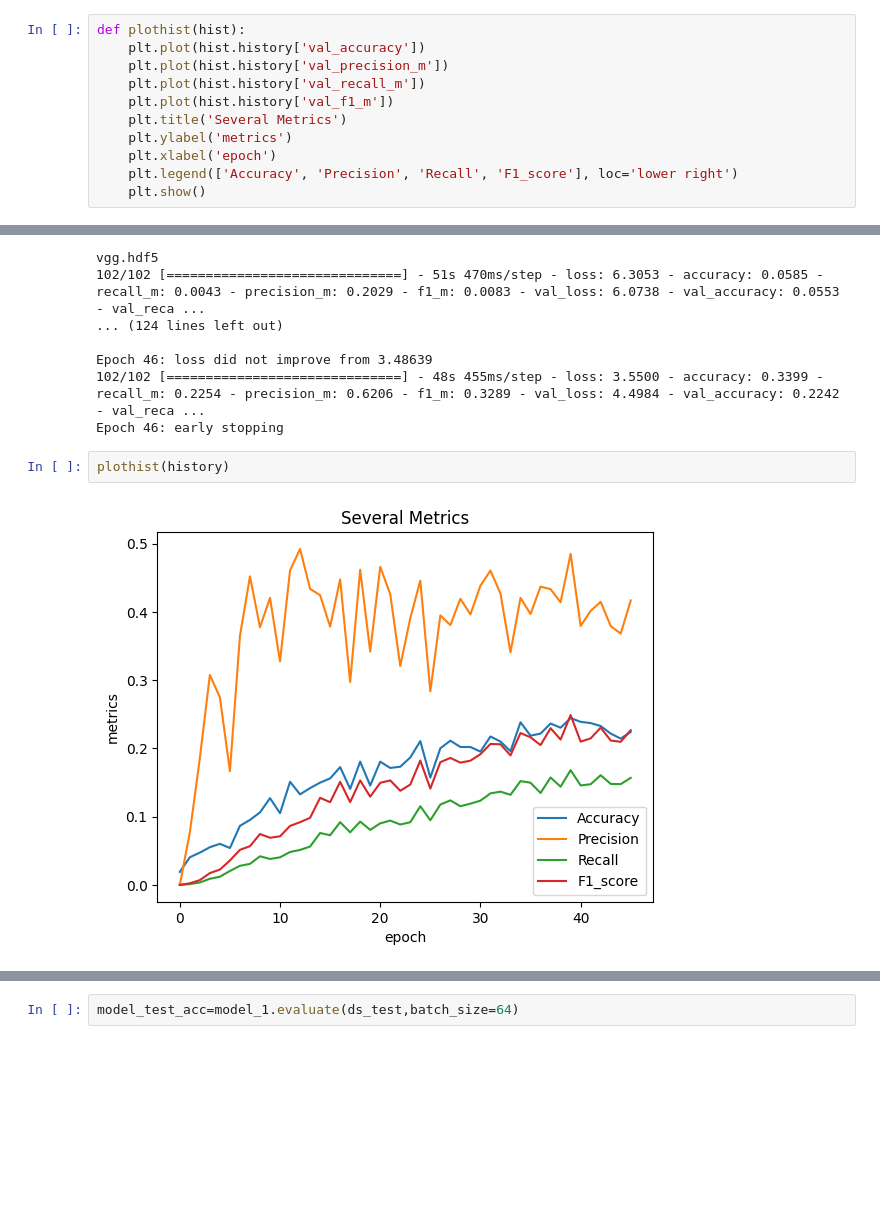
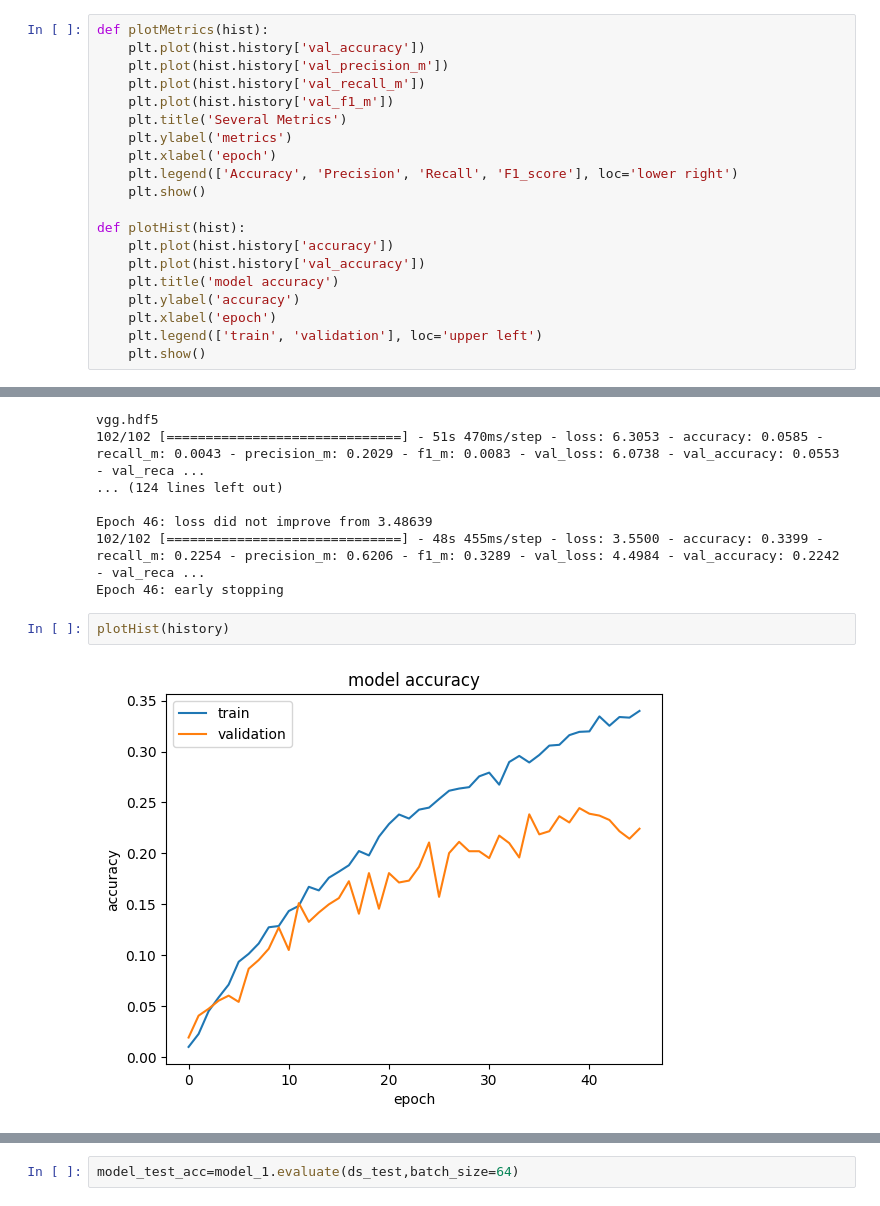
Before and after one commit to davidolima/car-model-classification, a Jupyter notebook: main.ipynb, the cells around one changed output, grey strips where cells are left out. Cells and saved outputs as stored; diff of their text form; blank space fills up the shorter version.

```diff
--- a/main.ipynb
+++ b/main.ipynb
@@ -57,7 +57,7 @@ channels = 3
 # %% [markdown]
 # Inicialização
 # %%
-def plothist(hist):
+def plotMetrics(hist):
     plt.plot(hist.history['val_accuracy'])
     plt.plot(hist.history['val_precision_m'])
     plt.plot(hist.history['val_recall_m'])
@@ -67,6 +67,15 @@ def plothist(hist):
     plt.xlabel('epoch')
     plt.legend(['Accuracy', 'Precision', 'Recall', 'F1_score'], loc='lower right')
     plt.show()
+
+def plotHist(hist):
+    plt.plot(hist.history['accuracy'])
+    plt.plot(hist.history['val_accuracy'])
+    plt.title('model accuracy')
+    plt.ylabel('accuracy')
+    plt.xlabel('epoch')
+    plt.legend(['train', 'validation'], loc='upper left')
+    plt.show()
 # %% [markdown]
 # Métricas
 # %%
@@ -244,6 +253,6 @@ Epoch 46: loss did not improve from 3.48639
 102/102 [==============================] - 48s 455ms/step - loss: 3.5500 - accuracy: 0.3399 - recall_m: 0.2254 - precision_m: 0.6206 - f1_m: 0.3289 - val_loss: 4.4984 - val_accuracy: 0.2242 - val_reca ...
 Epoch 46: early stopping
 # %%
-plothist(history)
+plotHist(history)
 # %% [output]
-[figure, old version]
+[figure, new version]
```
Also changed, not shown: parts of 15 cells of this notebook.
